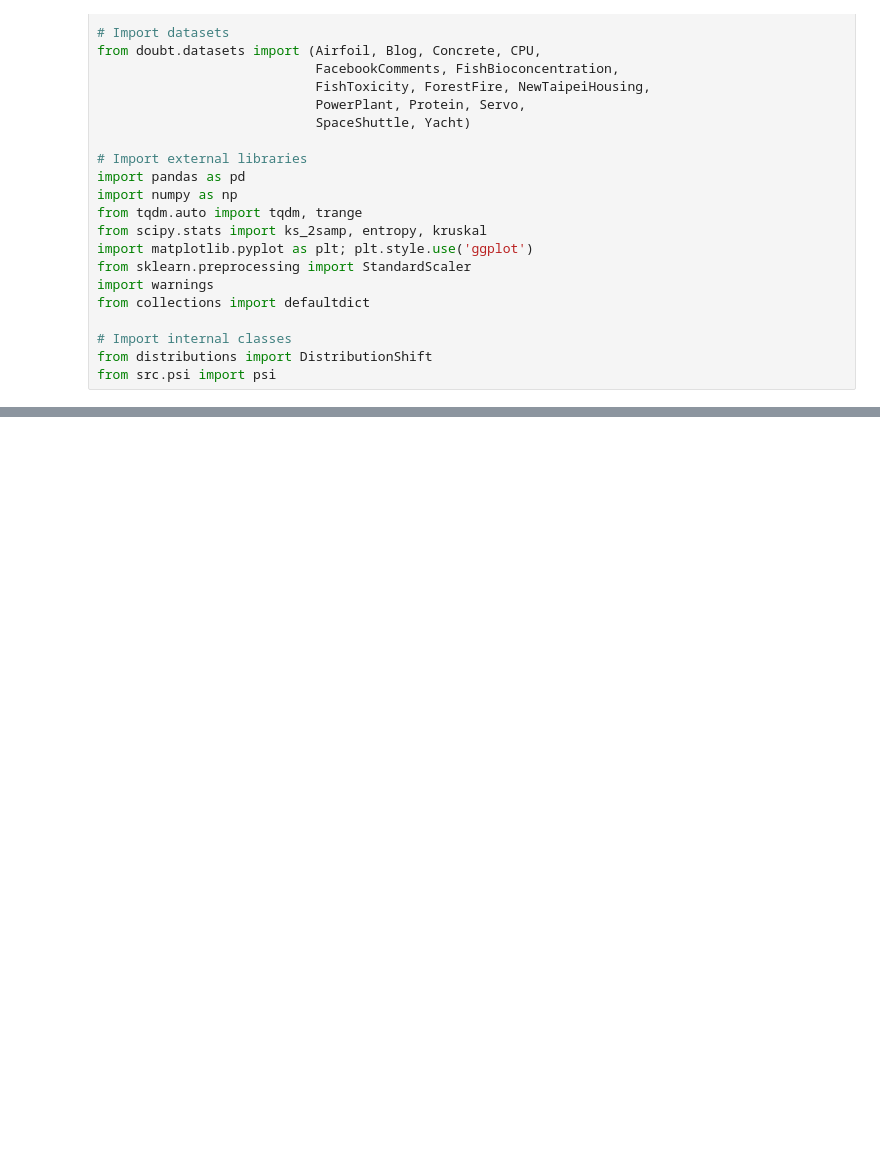
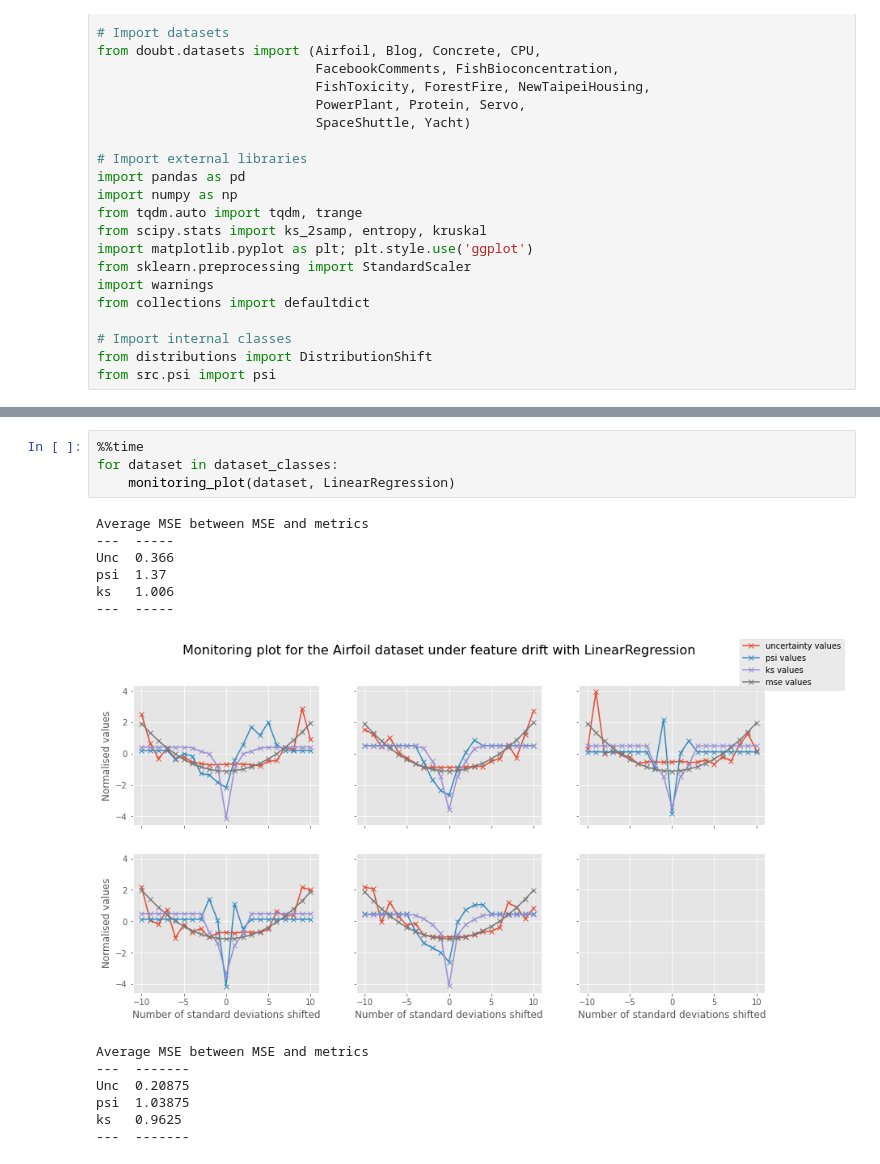
Before and after one commit to cmougan/MonitoringUncertainty, a Jupyter notebook: GradualDistShift.ipynb, the cells around one changed output, grey strips where cells are left out. Saved outputs shown, nothing was run; the diff lists cells and outputs as text; blank space fills up the shorter version.

```diff
--- a/GradualDistShift.ipynb
+++ b/GradualDistShift.ipynb
@@ -99 +141,19 @@ def monitoring_plot(dataset, base_regressor: type):
         plt.show()
+# %%
+%%time
+for dataset in dataset_classes:
+    monitoring_plot(dataset, LinearRegression)
+# %% [output]
+Average MSE between MSE and metrics
+---  -----
+Unc  0.366
+psi  1.37
+ks   1.006
+---  -----
+[figure, added]
+Average MSE between MSE and metrics
+---  -------
+Unc  0.20875
+psi  1.03875
+ks   0.9625
+---  -------
```
Also changed, not shown: parts of 9 cells of this notebook, 2 other files.
